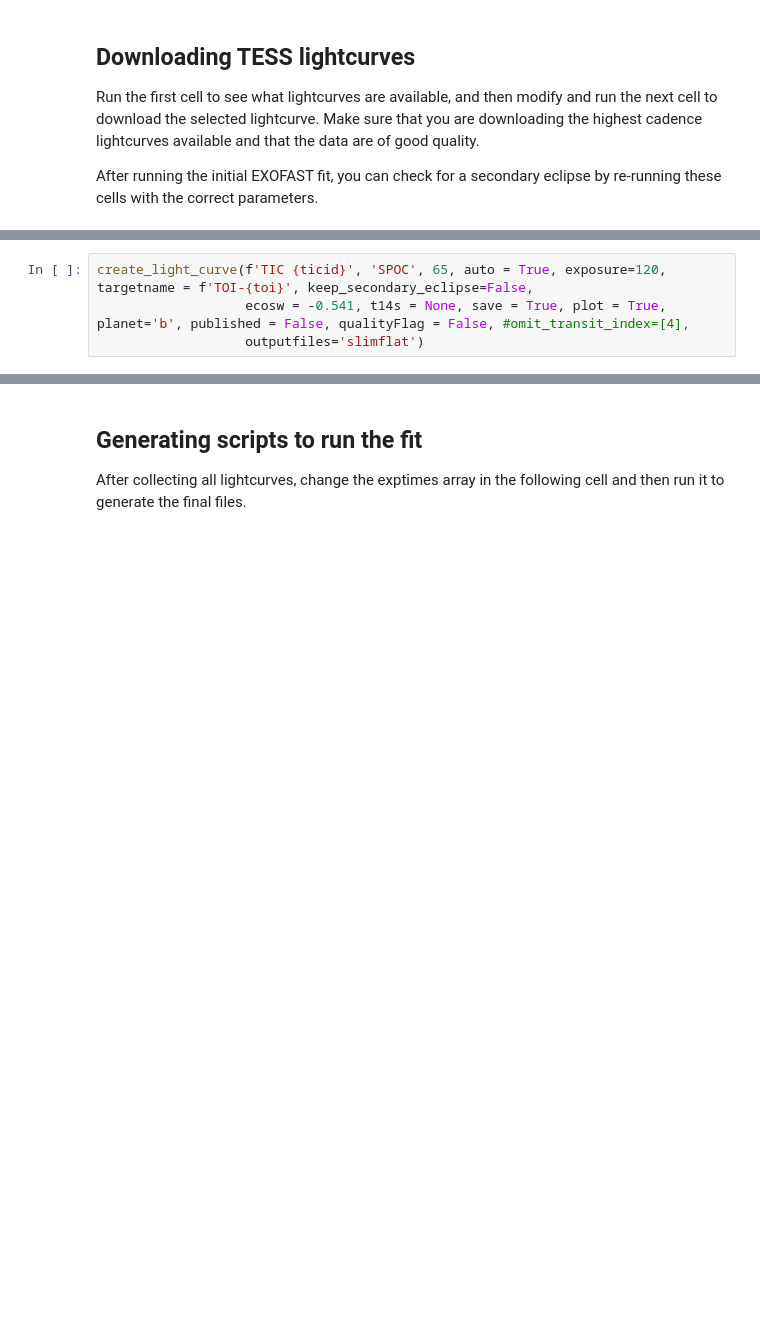
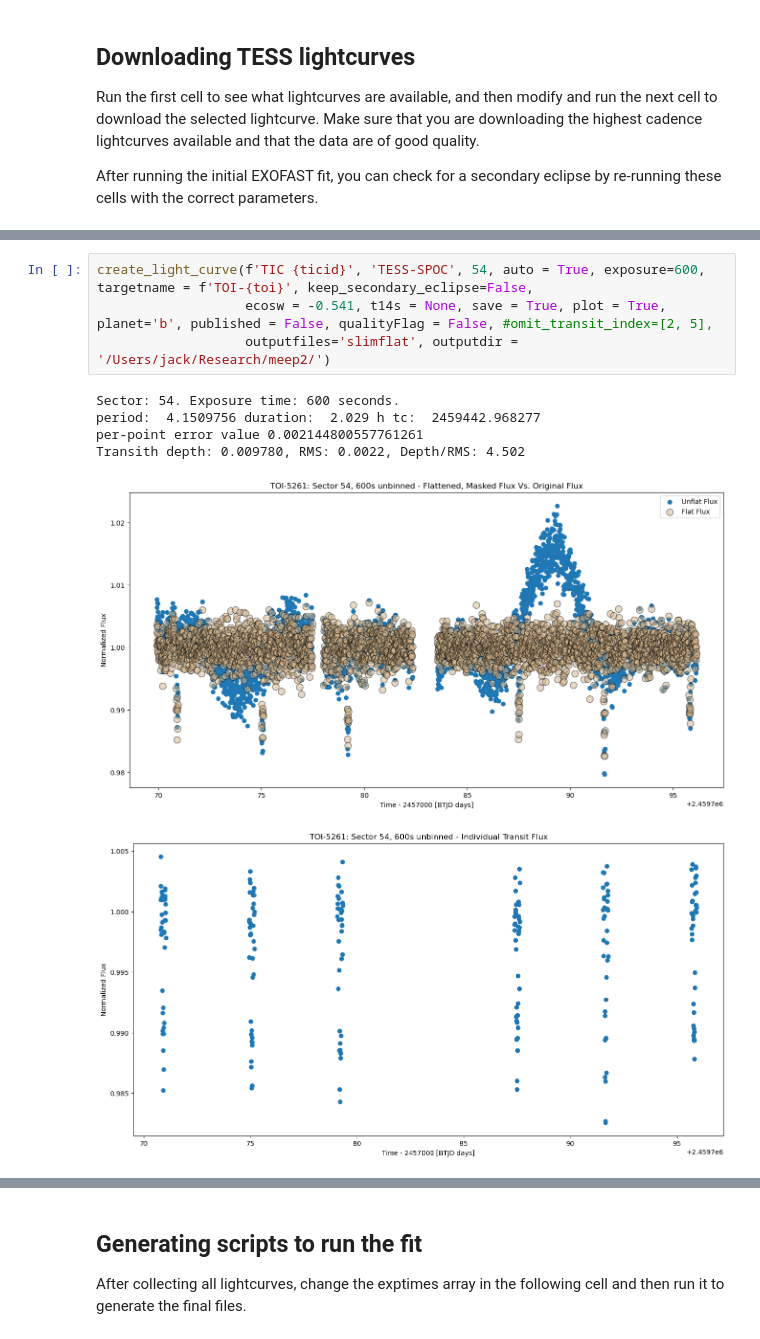
Before and after one commit to jackschulte/exofast_tools, a Jupyter notebook: scripts/setup_fit.ipynb, the cells around one changed output, grey strips where cells are left out. Drawn from its saved outputs; the diff is of its cells as text; blank space fills up the shorter version.

```diff
--- a/scripts/setup_fit.ipynb
+++ b/scripts/setup_fit.ipynb
@@ -68,4 +62,11 @@ lk.search_lightcurve(f'TIC {ticid}')
 # %%
-create_light_curve(f'TIC {ticid}', 'SPOC', 65, auto = True, exposure=120, targetname = f'TOI-{toi}', keep_secondary_eclipse=False,
-                   ecosw = -0.541, t14s = None, save = True, plot = True, planet='b', published = False, qualityFlag = False, #omit_transit_index=[4],
-                   outputfiles='slimflat')
+create_light_curve(f'TIC {ticid}', 'TESS-SPOC', 54, auto = True, exposure=600, targetname = f'TOI-{toi}', keep_secondary_eclipse=False,
+                   ecosw = -0.541, t14s = None, save = True, plot = True, planet='b', published = False, qualityFlag = False, #omit_transit_index=[2, 5],
+                   outputfiles='slimflat', outputdir = '/Users/jack/Research/meep2/')
+# %% [output]
+Sector: 54. Exposure time: 600 seconds.
+period:  4.1509756 duration:  2.029 h tc:  2459442.968277
+per-point error value 0.002144800557761261
+Transith depth: 0.009780, RMS: 0.0022, Depth/RMS: 4.502
+[figure, added]
+[figure, added]
```
Also changed, not shown: parts of 6 cells of this notebook.
